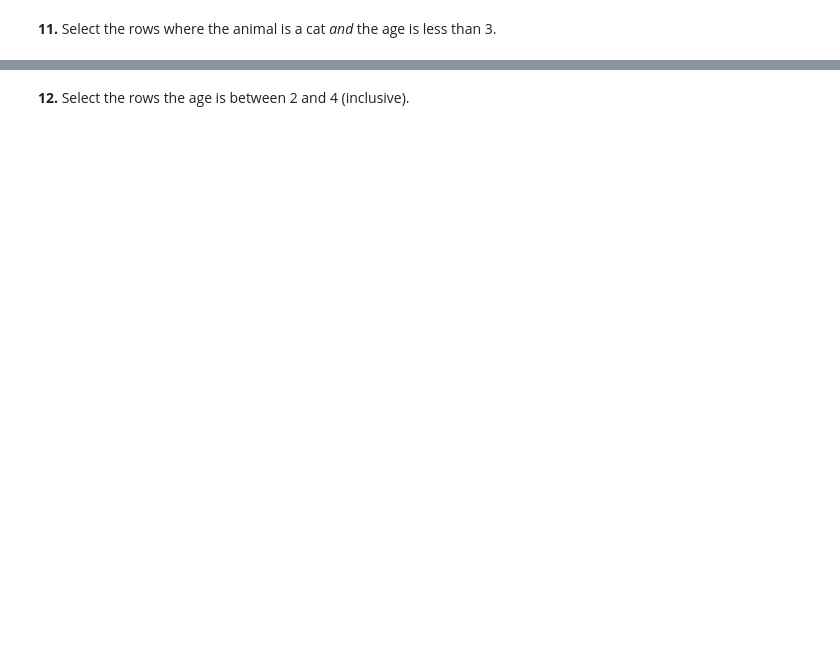
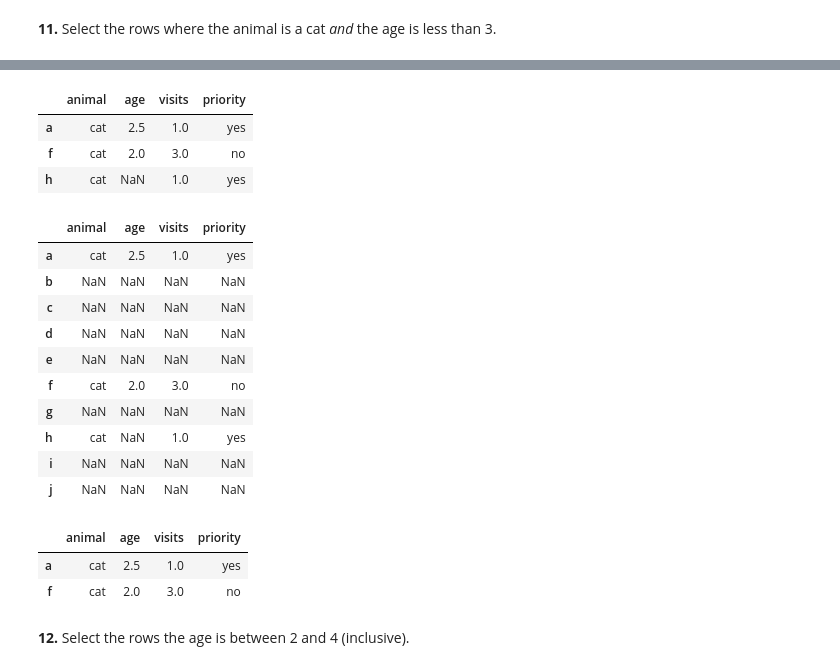
Before and after one commit to AlhousseineDiallo/100-pandas-puzzles, a Jupyter notebook: 100-pandas-puzzles.ipynb, the cells around one changed output, grey strips where cells are left out. Drawn from its saved outputs; the diff is of its cells as text; code cells hidden in the pictures; blank space fills up the shorter version.

```diff
--- a/100-pandas-puzzles.ipynb
+++ b/100-pandas-puzzles.ipynb
@@ -302,2 +242,33 @@ df[df.apply(func=lambda row: pd.isna(obj=row['age']), axis=1)]
+# %%
+# let's use also the method mask to do the same thing
+
+df.mask(cond=(df['animal'] != 'cat') | (df['age'] >= 3),other=np.nan, inplace=False, axis=None, level=None).dropna(subset=None, inplace=False, how='all', ignore_index=False, axis=0)
+# %% [output]
+|  | animal | age | visits | priority |
+| a | cat | 2.5 | 1.0 | yes |
+| f | cat | 2.0 | 3.0 | no |
+| h | cat | NaN | 1.0 | yes |
+# %%
+# let's check a little thing with the function mask
+df.mask(cond=(df['age'] >= 3) | (df['animal'] != 'cat'), other=np.nan, axis=None, inplace=False)
+# %% [output]
+|  | animal | age | visits | priority |
+| a | cat | 2.5 | 1.0 | yes |
+| b | NaN | NaN | NaN | NaN |
+| c | NaN | NaN | NaN | NaN |
+| d | NaN | NaN | NaN | NaN |
+| e | NaN | NaN | NaN | NaN |
+| f | cat | 2.0 | 3.0 | no |
+| g | NaN | NaN | NaN | NaN |
+| h | cat | NaN | 1.0 | yes |
+| i | NaN | NaN | NaN | NaN |
+| j | NaN | NaN | NaN | NaN |
+# %%
+# here is the good syntax for this exercise
+df.mask(cond=~((df['age'] < 3) & (df['animal'] == 'cat')), other=np.nan, inplace=False, axis=0).dropna(how='all', inplace=False, ignore_index=False, axis=0, subset=None)
+# %% [output]
+|  | animal | age | visits | priority |
+| a | cat | 2.5 | 1.0 | yes |
+| f | cat | 2.0 | 3.0 | no |
 # %% [markdown]
 **12.** Select the rows the age is between 2 and 4 (inclusive).
```
Also changed, not shown: parts of 95 cells of this notebook, 1 other file.
